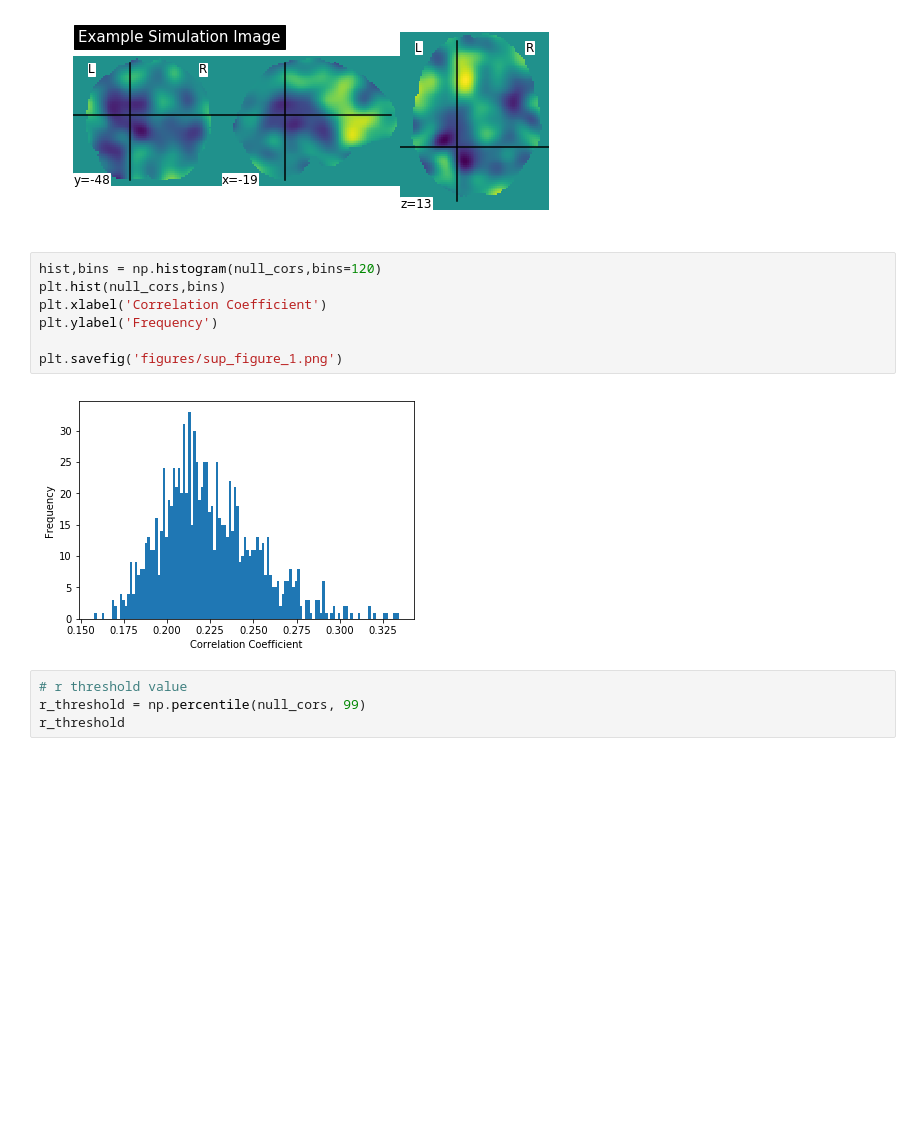
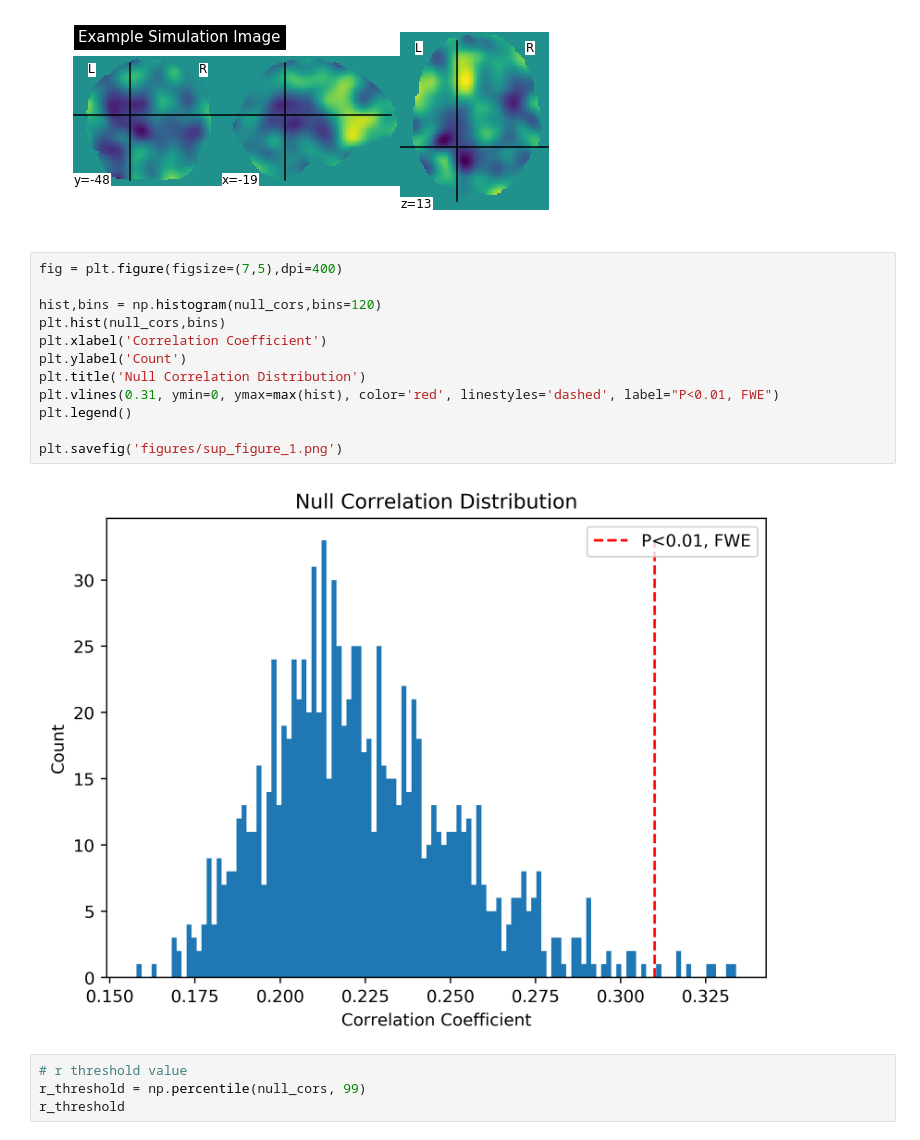
Before and after one commit to tvanasse/brainmap_structure_function_2020, a Jupyter notebook: img_correlation_testing.ipynb, the cells around one changed output. Cells and saved outputs as stored; diff of their text form; blank space fills up the shorter version.

```diff
--- a/img_correlation_testing.ipynb
+++ b/img_correlation_testing.ipynb
@@ -159,14 +159,19 @@ plotting.plot_img(x,title="Example Simulation Image")
 <nilearn.plotting.displays.OrthoSlicer at 0x...>
 [figure]
 # %%
+fig = plt.figure(figsize=(7,5),dpi=400)
+
 hist,bins = np.histogram(null_cors,bins=120)
 plt.hist(null_cors,bins)
 plt.xlabel('Correlation Coefficient')
-plt.ylabel('Frequency')
+plt.ylabel('Count')
+plt.title('Null Correlation Distribution')
+plt.vlines(0.31, ymin=0, ymax=max(hist), color='red', linestyles='dashed', label="P<0.01, FWE")
+plt.legend()
 
 plt.savefig('figures/sup_figure_1.png')
 # %% [output]
-[figure, old version]
+[figure, new version]
 # %%
 # r threshold value
 r_threshold = np.percentile(null_cors, 99)
```
Also changed, not shown: parts of 4 cells of this notebook, 13 other files.
